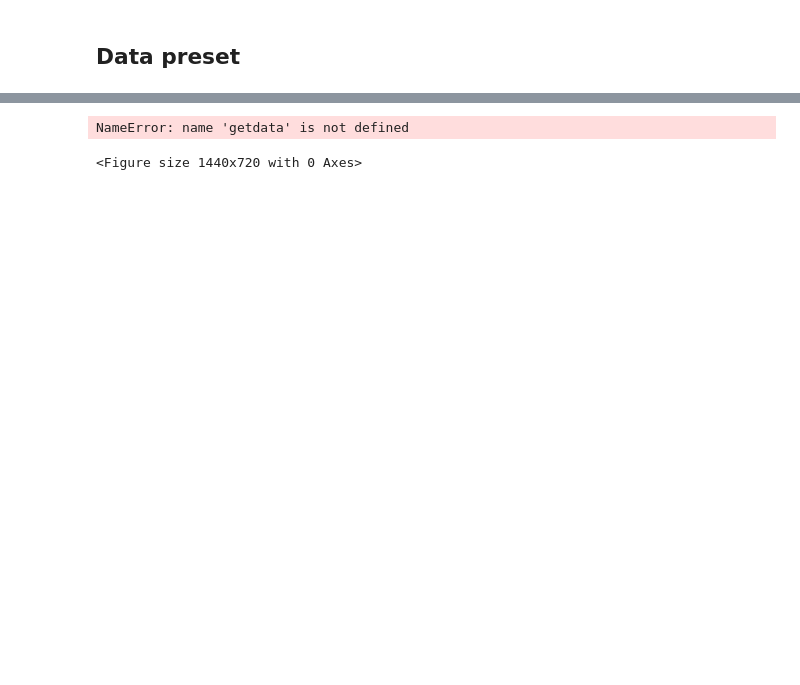
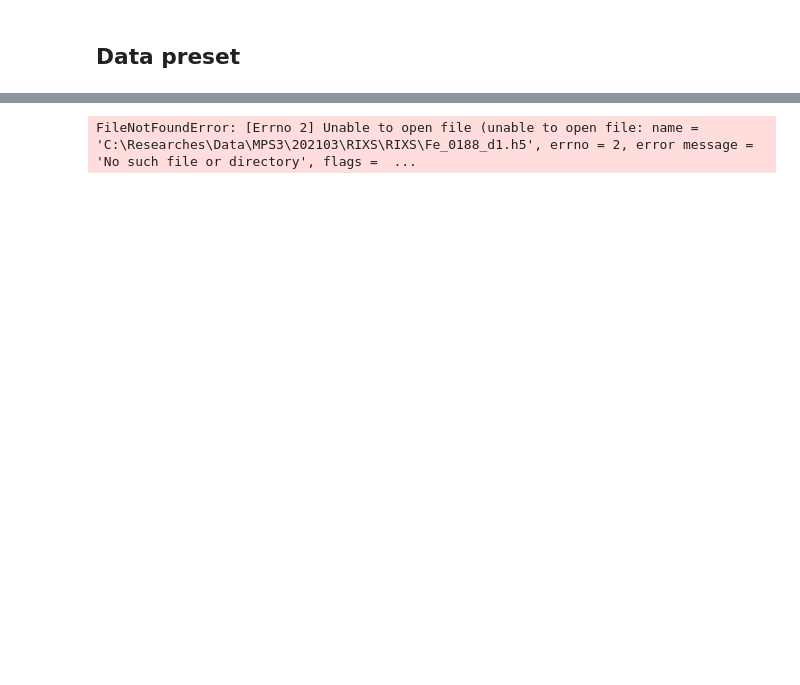
Before and after one commit to Coolphy/ADRESS_RIXS, a Jupyter notebook: plotRIXS.ipynb, the cells around one changed output, grey strips where cells are left out. Drawn from its saved outputs; the diff is of its cells as text; code cells hidden in the pictures; blank space fills up the shorter version.

```diff
--- a/plotRIXS.ipynb
+++ b/plotRIXS.ipynb
@@ -165,26 +184,28 @@ plt.legend()
 # %%
+Path = r"C:\Researches\Data\MPS3\202103\RIXS"
+
 fig = plt.figure()
 dataLength = 5900
 
-scans = np.arange(11,74+1)
-Ei = np.arange(531.1,537.4+0.05,0.1)
+scans = [x+188 for x in range(12)]
+Ei = np.arange(706.75,712.25+0.05,0.1)
 eiNum = len(scans)
 
 matrixData = np.zeros(((dataLength+100), eiNum))
 matrixEloss = np.zeros(((dataLength+100), eiNum))
 matrixEi,_ = np.meshgrid(Ei,np.arange(dataLength+100))
 
 for i,s in enumerate(scans):
-    [Eloss,oneData] = get_data(s)
+    [Eloss,oneData] = combine_data([s])
     matrixData[:,i] = oneData.T
     matrixEloss[:,i] = Eloss.T
 
 plt.pcolor(matrixEi,matrixEloss,matrixData,shading='auto',cmap='jet',vmax=60)
 plt.ylim([-0.5,4])
 plt.xlabel('Incident Energy (eV)')
 plt.ylabel('Energy Loss (eV)')
 plt.title('Energy map')
 # %% [output]
-NameError: name 'getdata' is not defined
+FileNotFoundError: [Errno 2] Unable to open file (unable to open file: name = 'C:\Researches\Data\MPS3\202103\RIXS\RIXS\Fe_0188_d1.h5', errno = 2, error message = 'No such file or directory', flags =  ...
-<Figure size 1440x720 with 0 Axes>
+[figure, added]
 # %%
```
Also changed, not shown: parts of 6 cells of this notebook, 6 other files.
